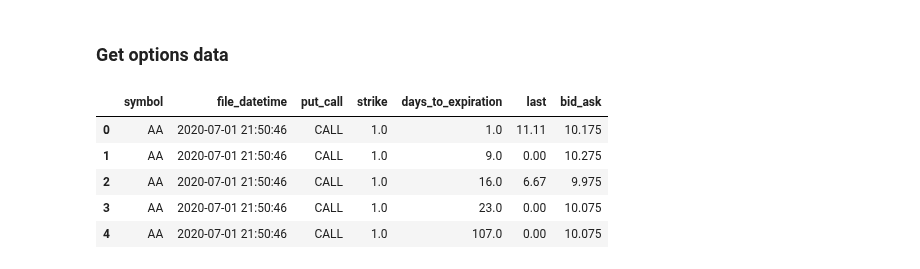
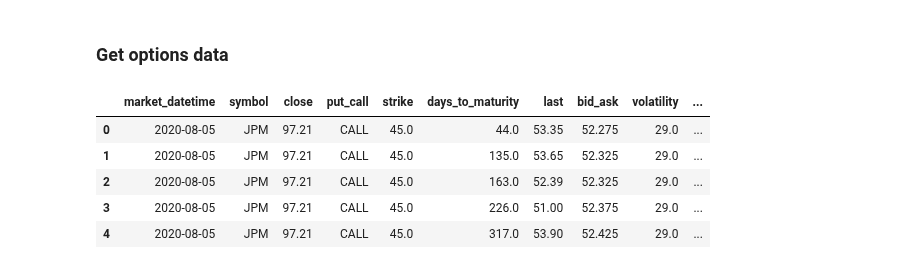
Before and after one commit to rbetzler/fun-times-in-python, a Jupyter notebook: finance/science/exploration/20200722_lstm.ipynb, the cells around one changed output. Cells and saved outputs as stored; diff of their text form; code cells hidden in the pictures.

```diff
--- a/finance/science/exploration/20200722_lstm.ipynb
+++ b/finance/science/exploration/20200722_lstm.ipynb
@@ -227,41 +228,80 @@ science_utils.plot_groups(res, SYMBOL, [_OPEN, DENORMALIZED_PREDICTION])
 # %% [markdown]
 ### Get options data
 # %%
-date_start = '2020-07-01'
+date_start = '2020-08-05'
+date_end = '2020-08-05'
 query = f'''
     with
     tickers as (
-        select distinct
-            ticker
-            , sector
-            , industry
-        from nasdaq.listed_stocks
-        where ticker !~ '[\^.~]'
-            and character_length(ticker) between 1 and 4
-            and ticker in ('KO', 'JPM', 'AA')
-        limit 30
-        )
-    select
-        symbol
-        , file_datetime
-        , put_call
-        , strike
-        , days_to_expiration
-        , last
-        , (bid + ask) / 2 as bid_ask
-    from td.options_raw
-    inner join tickers
-        on tickers.ticker = options_raw.symbol
-    where file_datetime > '{date_start}'
-    order by file_datetime, symbol, put_call, strike, days_to_expiration
+      select distinct
+          ticker
+        , sector
+        , industry
+      from nasdaq.listed_stocks
+      where ticker !~ '[\^.~]'
+        and character_length(ticker) between 1 and 4
+        and ticker in ('KO', 'JPM')
+      limit 30
+      )
+    , stocks as (
+      select
+          s.market_datetime
+        , s.symbol
+        , s.close
+      from td.stocks as s
+      inner join tickers as t
+        on t.ticker = s.symbol
+      where s.market_datetime between '{date_start}' and '{date_end}'
+      )
+    , options as (
+      select
+          o.symbol
+        , o.file_datetime
+        , o.put_call
+        , o.strike
+        , o.days_to_expiration
+        , o.last
+        , (o.bid + o.ask) / 2 as bid_ask
+        , o.volatility
+        , o.expiration_date_from_epoch
+      from td.options as o
+      inner join tickers as t
+        on t.ticker = o.symbol
+      where o.file_datetime between '{date_start}' and '{date_end}'
+      )
+    , final as (
+      select distinct
+          s.market_datetime
+        , s.symbol
+        , s.close
+        , o.put_call
+        , o.strike
+        , o.days_to_expiration as days_to_maturity
+        , o.last
+        , o.bid_ask
+        , o.volatility
+        , o.expiration_date_from_epoch
+      from stocks as s
+      inner join options as o
+        on  s.market_datetime = o.file_datetime
+        and s.symbol = o.symbol
+      order by
+          s.market_datetime
+        , s.symbol
+        , o.put_call
+        , o.strike
+        , o.days_to_expiration
+      )
+    select *
+    from final
     '''
 
 options = utils.query_db(query=query)
 options.head()
 # %% [output]
-|  | symbol | file_datetime | put_call | strike | days_to_expiration | last | bid_ask |
-| 0 | AA | 2020-07-01 21:50:46 | CALL | 1.0 | 1.0 | 11.11 | 10.175 |
-| 1 | AA | 2020-07-01 21:50:46 | CALL | 1.0 | 9.0 | 0.00 | 10.275 |
-| 2 | AA | 2020-07-01 21:50:46 | CALL | 1.0 | 16.0 | 6.67 | 9.975 |
-| 3 | AA | 2020-07-01 21:50:46 | CALL | 1.0 | 23.0 | 0.00 | 10.075 |
-| 4 | AA | 2020-07-01 21:50:46 | CALL | 1.0 | 107.0 | 0.00 | 10.075 |
+|  | market_datetime | symbol | close | put_call | strike | days_to_maturity | last | bid_ask | volatility | ... |
+| 0 | 2020-08-05 | JPM | 97.21 | CALL | 45.0 | 44.0 | 53.35 | 52.275 | 29.0 | ... |
+| 1 | 2020-08-05 | JPM | 97.21 | CALL | 45.0 | 135.0 | 53.65 | 52.325 | 29.0 | ... |
+| 2 | 2020-08-05 | JPM | 97.21 | CALL | 45.0 | 163.0 | 52.39 | 52.325 | 29.0 | ... |
+| 3 | 2020-08-05 | JPM | 97.21 | CALL | 45.0 | 226.0 | 51.00 | 52.375 | 29.0 | ... |
+| 4 | 2020-08-05 | JPM | 97.21 | CALL | 45.0 | 317.0 | 53.90 | 52.425 | 29.0 | ... |
```
Also changed, not shown: parts of 10 cells of this notebook.
